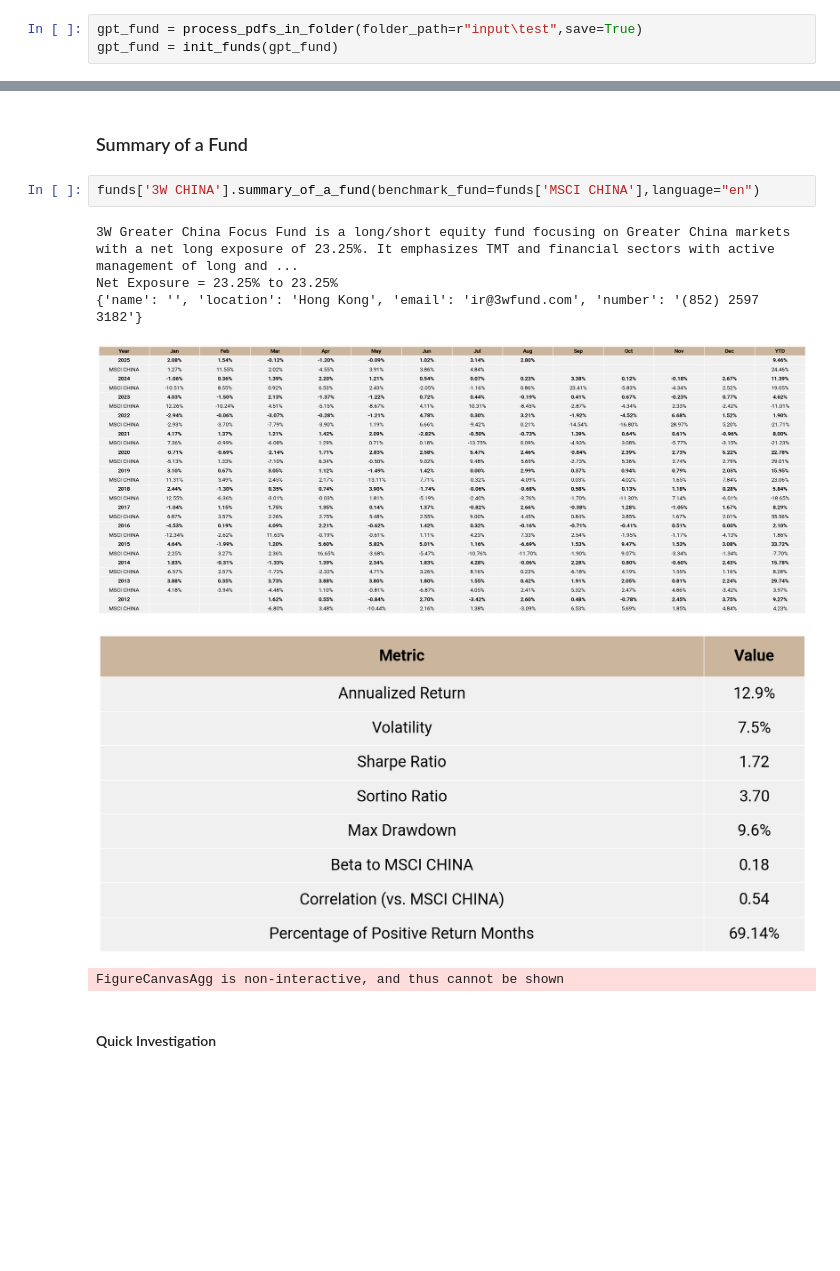
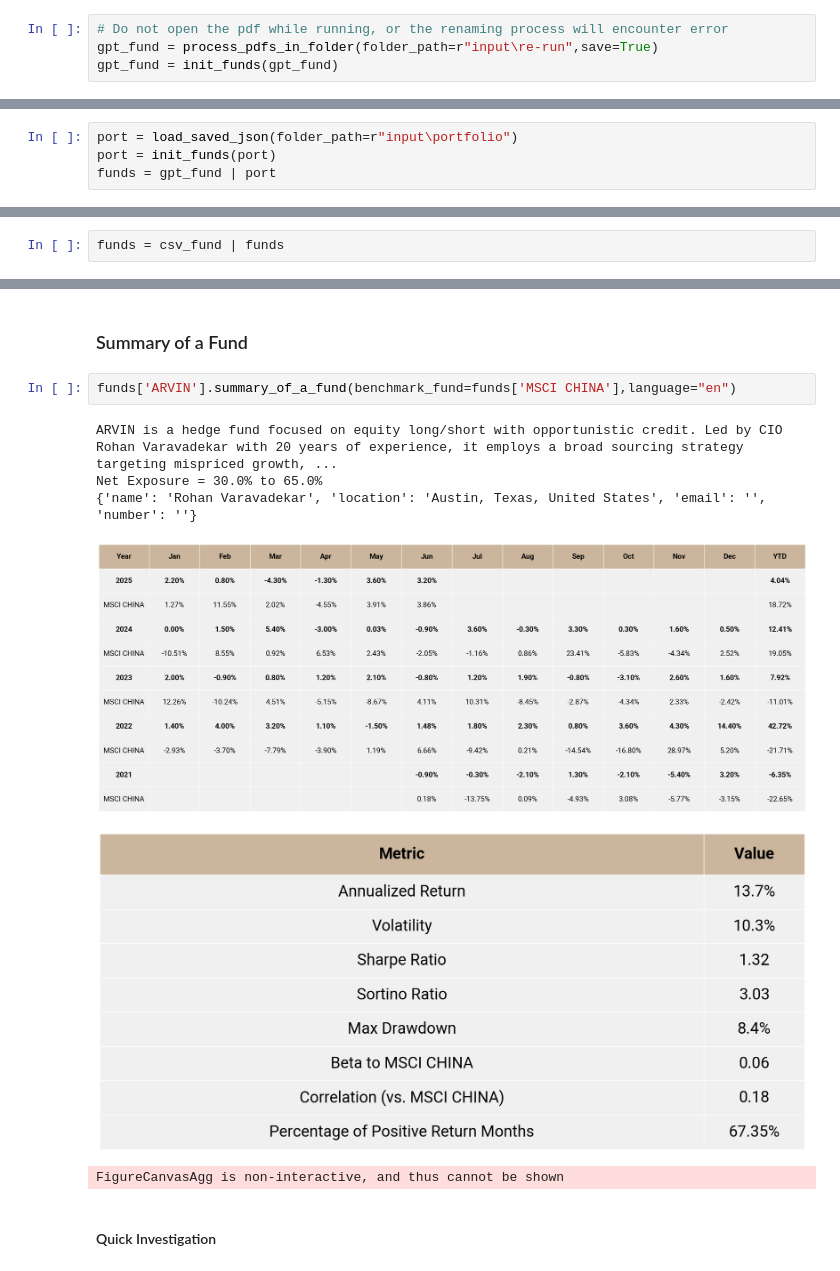
Before and after one commit to python-Marsh/fofproject, a Jupyter notebook: fund_workstation.ipynb, the cells around one changed output, grey strips where cells are left out. Drawn from its saved outputs; the diff is of its cells as text; blank space fills up the shorter version.

```diff
--- a/fund_workstation.ipynb
+++ b/fund_workstation.ipynb
@@ -30,6 +31,7 @@ csv_fund = input_monthly_returns(r"RETURN DATA.csv")
 # %% [markdown]
 #### GPT Input Factsheet
 # %%
-gpt_fund = process_pdfs_in_folder(folder_path=r"input\test",save=True)
+# Do not open the pdf while running, or the renaming process will encounter error
+gpt_fund = process_pdfs_in_folder(folder_path=r"input\re-run",save=True)
 gpt_fund = init_funds(gpt_fund)
 # %% [output]
@@ -52,0 +55,4 @@ text parsing - the result is {
+# %%
+port = load_saved_json(folder_path=r"input\portfolio")
+port = init_funds(port)
+funds = gpt_fund | port
@@ -55,6 +99,8 @@ text parsing - the result is {
 # %%
 # Use the former file's performance data to update the latter one
 funds = merge_funds(csv_fund, funds)
+# %%
+funds = csv_fund | funds
 # %% [markdown]
 #### Save the Changes
 # %%
@@ -159,12 +232,12 @@ fig, corr_df, overlap_df = plot_fund_correlation_heatmap(funds_to_be_plot, metho
 # %% [markdown]
 ### Summary of a Fund
 # %%
-funds['3W CHINA'].summary_of_a_fund(benchmark_fund=funds['MSCI CHINA'],language="en")
+funds['ARVIN'].summary_of_a_fund(benchmark_fund=funds['MSCI CHINA'],language="en")
 # %% [output]
-3W Greater China Focus Fund is a long/short equity fund focusing on Greater China markets with a net long exposure of 23.25%. It emphasizes TMT and financial sectors with active management of long and ...
-Net Exposure = 23.25% to 23.25%
-{'name': '', 'location': 'Hong Kong', 'email': 'ir@3wfund.com', 'number': '(852) 2597 3182'}
+ARVIN is a hedge fund focused on equity long/short with opportunistic credit. Led by CIO Rohan Varavadekar with 20 years of experience, it employs a broad sourcing strategy targeting mispriced growth, ...
+Net Exposure = 30.0% to 65.0%
+{'name': 'Rohan Varavadekar', 'location': 'Austin, Texas, United States', 'email': '', 'number': ''}
-[figure, old version]
+[figure, new version]
 [figure]
 FigureCanvasAgg is non-interactive, and thus cannot be shown
 # %% [markdown]
```
Also changed, not shown: parts of 16 cells of this notebook, 3 other files.
